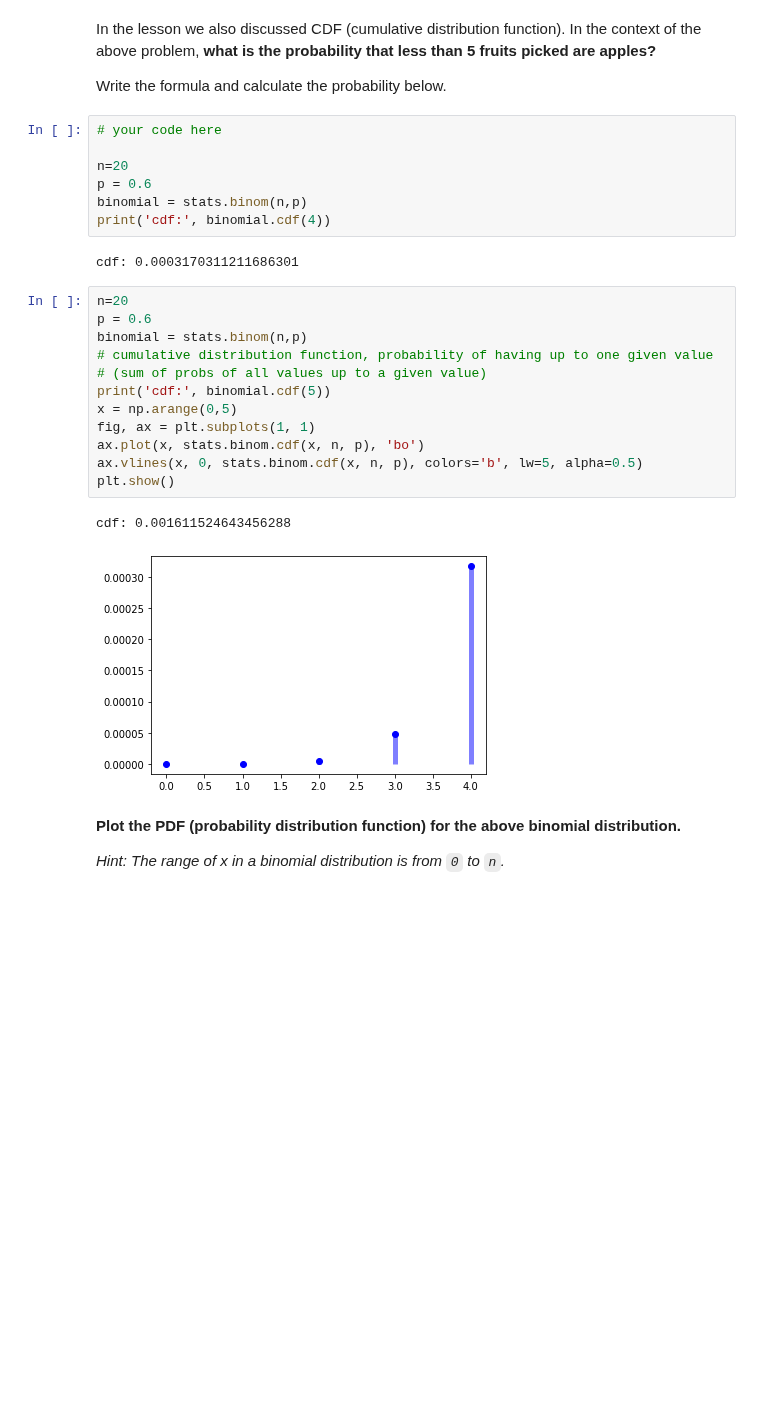
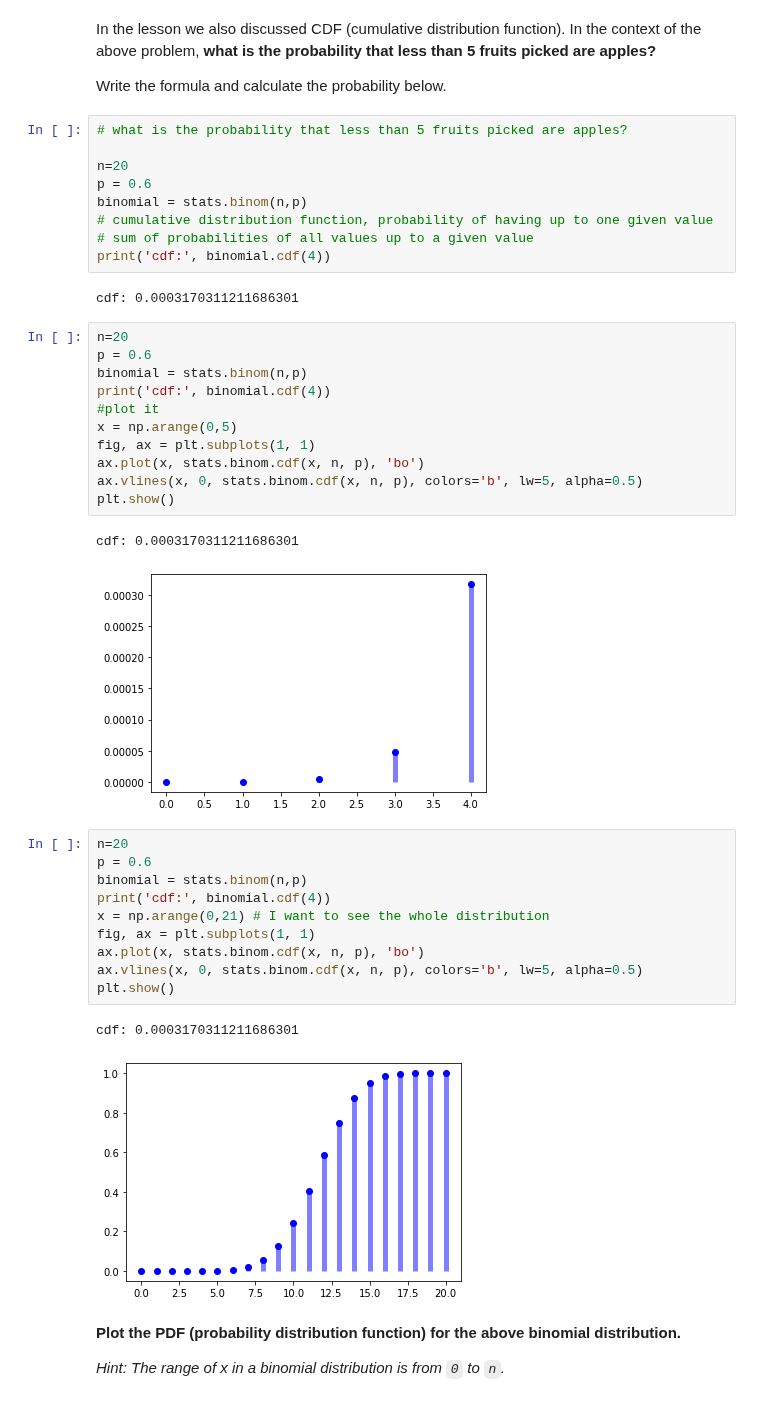
Before and after one commit to ta-data-lis/lab-probability-distributions, a Jupyter notebook: your-code/discrete.ipynb, the cells around one changed output. Drawn from its saved outputs; the diff is of its cells as text; blank space fills up the shorter version.

```diff
--- a/your-code/discrete.ipynb
+++ b/your-code/discrete.ipynb
@@ -119,11 +124,13 @@ In the lesson we also discussed CDF (cumulative distribution function). In the c
 
 Write the formula and calculate the probability below.
 # %%
-# your code here
+# what is the probability that less than 5 fruits picked are apples?
 
 n=20
 p = 0.6
 binomial = stats.binom(n,p)
+# cumulative distribution function, probability of having up to one given value
+# sum of probabilities of all values up to a given value
 print('cdf:', binomial.cdf(4))
 # %% [output]
 cdf: 0.0003170311211686301
@@ -131,17 +138,29 @@ cdf: 0.0003170311211686301
 n=20
 p = 0.6
 binomial = stats.binom(n,p)
-# cumulative distribution function, probability of having up to one given value
-# (sum of probs of all values up to a given value)
-print('cdf:', binomial.cdf(5))
+print('cdf:', binomial.cdf(4))
+#plot it
 x = np.arange(0,5)
 fig, ax = plt.subplots(1, 1)
 ax.plot(x, stats.binom.cdf(x, n, p), 'bo')
 ax.vlines(x, 0, stats.binom.cdf(x, n, p), colors='b', lw=5, alpha=0.5)
 plt.show()
 # %% [output]
-cdf: 0.001611524643456288
+cdf: 0.0003170311211686301
 [figure]
+# %%
+n=20
+p = 0.6
+binomial = stats.binom(n,p)
+print('cdf:', binomial.cdf(4))
+x = np.arange(0,21) # I want to see the whole distribution
+fig, ax = plt.subplots(1, 1)
+ax.plot(x, stats.binom.cdf(x, n, p), 'bo')
+ax.vlines(x, 0, stats.binom.cdf(x, n, p), colors='b', lw=5, alpha=0.5)
+plt.show()
+# %% [output]
+cdf: 0.0003170311211686301
+[figure, added]
 # %% [markdown]
 **Plot the PDF (probability distribution function) for the above binomial distribution.**
 
```
Also changed, not shown: parts of 11 cells of this notebook.
